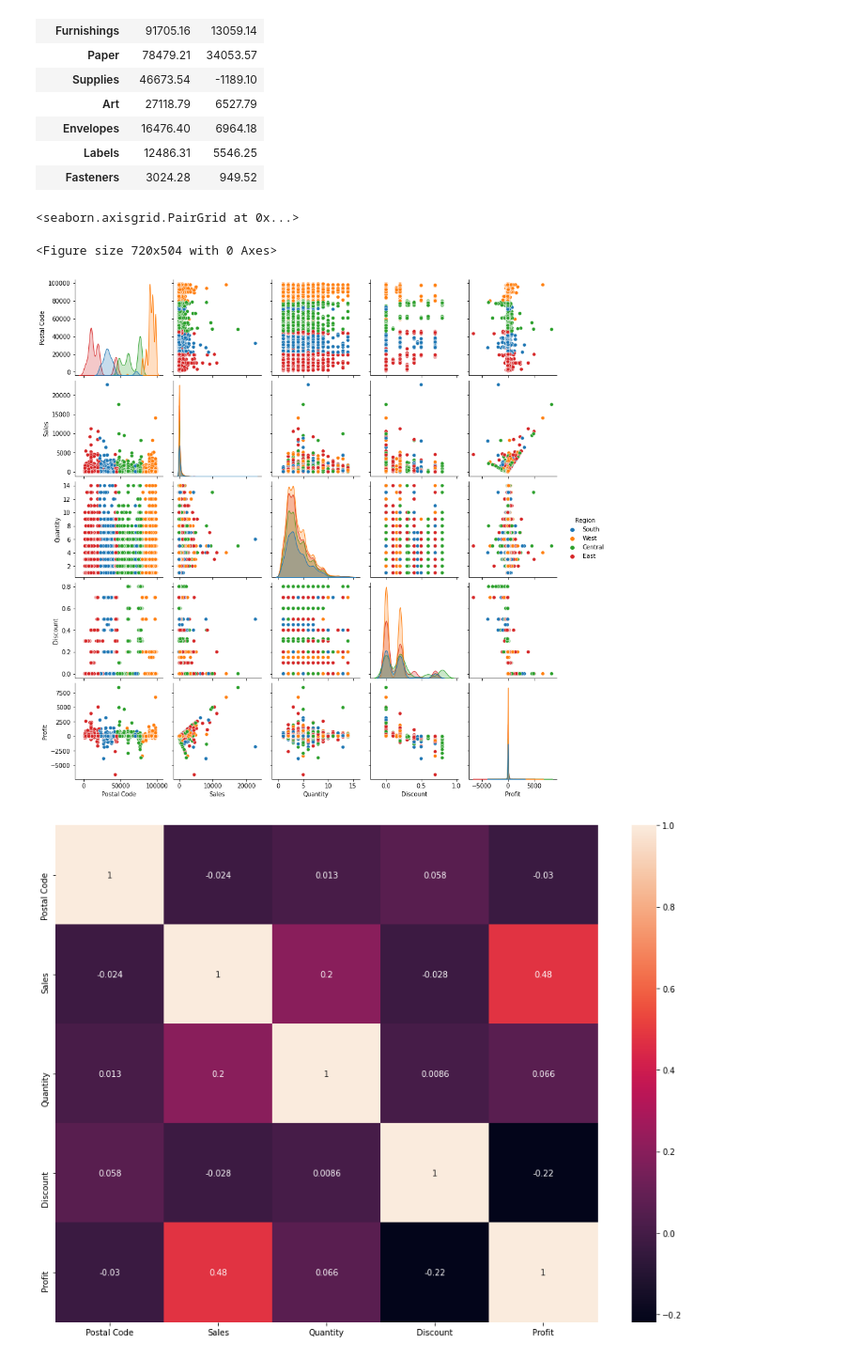
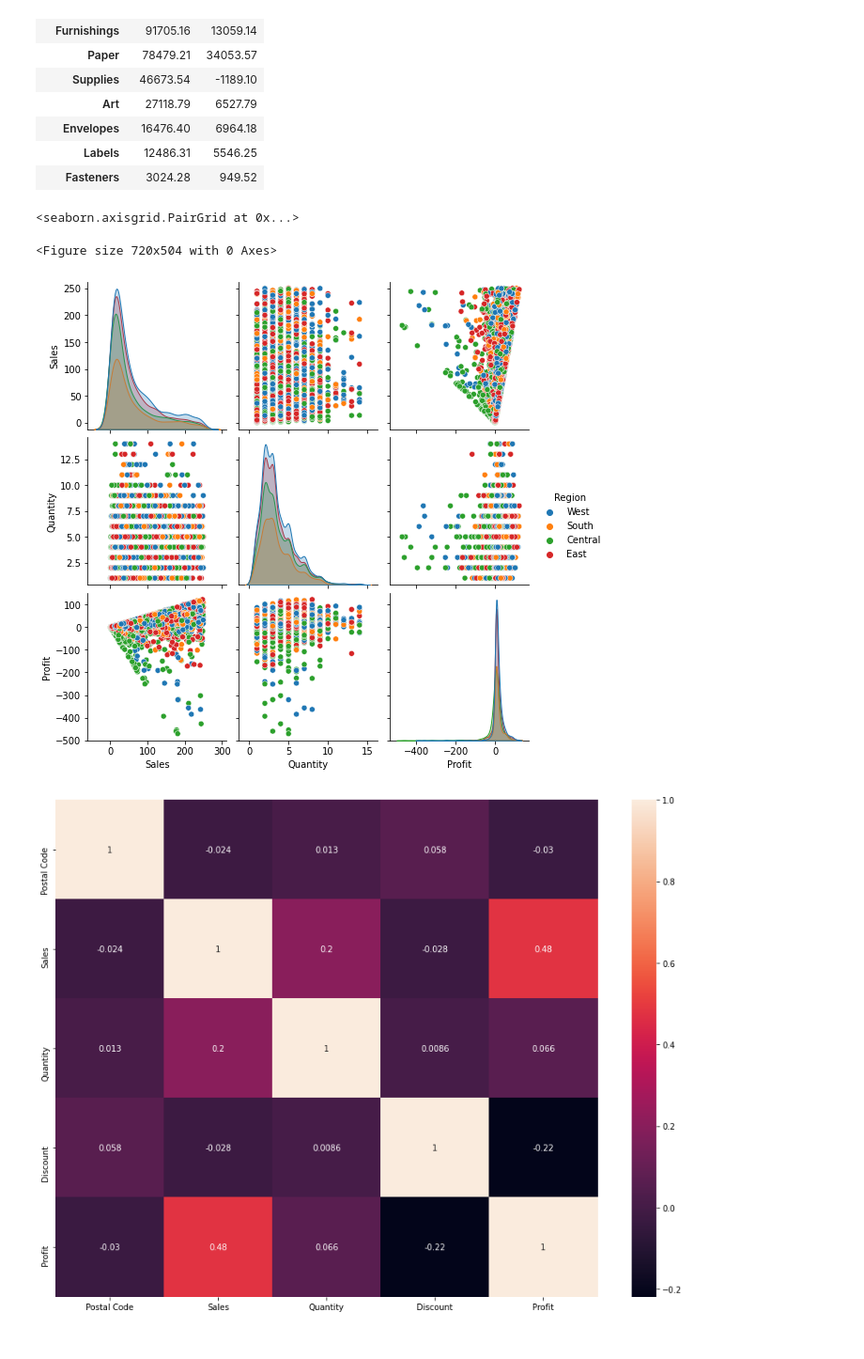
Before and after one commit to AnchitSharma/Data_Analysis_using_datasets, a Jupyter notebook: basic_analytics_on_sampleSuperstore_dataset.ipynb, the cells around one changed output. Shown at 94% size. Drawn from its saved outputs; the diff is of its cells as text; code cells hidden in the pictures.

```diff
--- a/basic_analytics_on_sampleSuperstore_dataset.ipynb
+++ b/basic_analytics_on_sampleSuperstore_dataset.ipynb
@@ -151,11 +156,11 @@ sales_and_profit_subcategory.sort_values(by="Sales", axis=0, ascending=False)
 | Fasteners | 3024.28 | 949.52 |
 # %%
 plt.figure(figsize=(10, 7))
-sns.pairplot(data, hue="Region", diag_kind="kde")
+sns.pairplot(x, hue="Region", diag_kind="kde")
 # %% [output]
 <seaborn.axisgrid.PairGrid at 0x...>
 <Figure size 720x504 with 0 Axes>
-[figure, old version]
+[figure, new version]
 # %%
 # Plotting heatmap to visualise correlation among features
 plt.figure(figsize=(12, 9))
```
Also changed, not shown: parts of 26 cells of this notebook.
